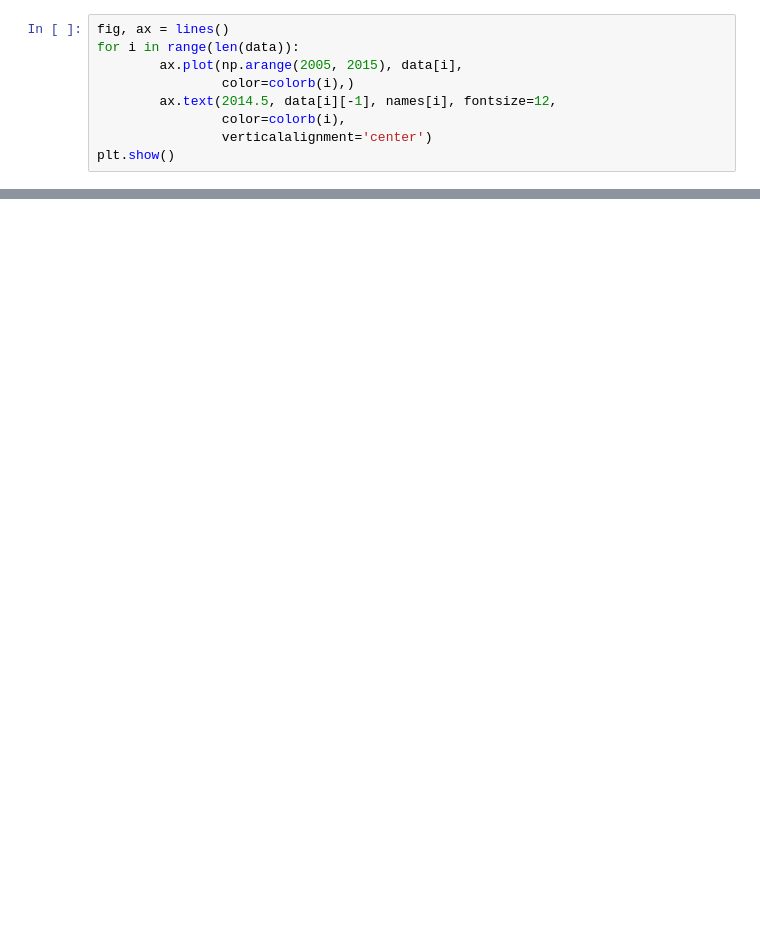
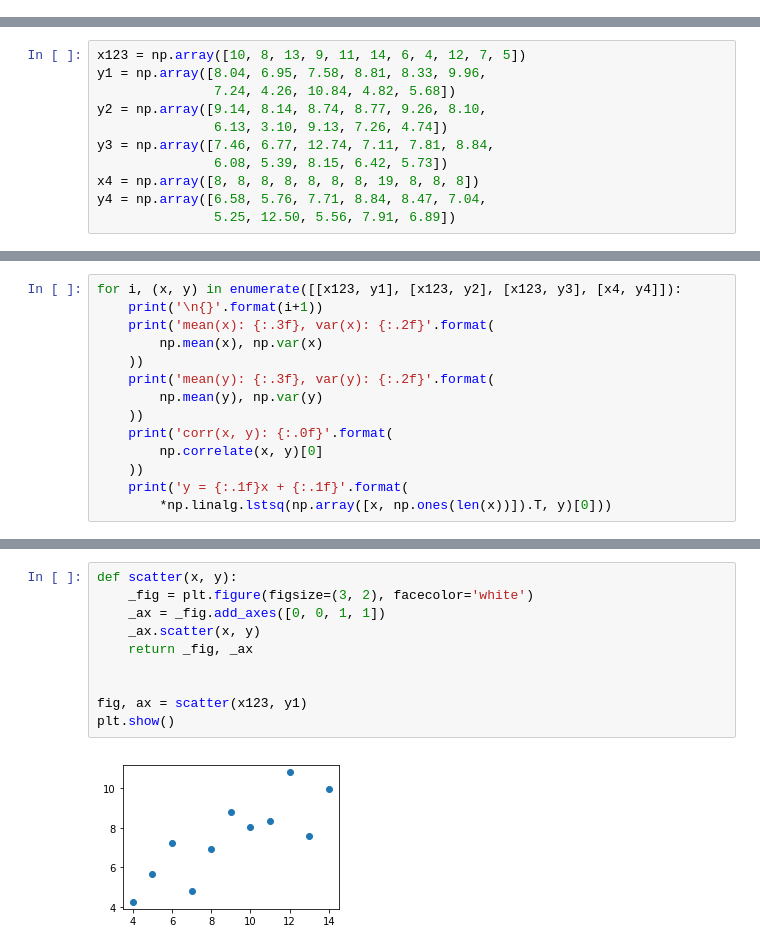
Before and after one commit to njmattes/rdcep-dataviz-bootcamp, a Jupyter notebook: example_graph/shark_attacks.ipynb, the cells around one changed output, grey strips where cells are left out. Drawn from its saved outputs; the diff is of its cells as text; blank space fills up the shorter version.

```diff
--- a/example_graph/shark_attacks.ipynb
+++ b/example_graph/shark_attacks.ipynb
@@ -216,9 +0,0 @@ del names[-1]
-# %%
-fig, ax = lines()
-for i in range(len(data)):
-        ax.plot(np.arange(2005, 2015), data[i],
-                color=colorb(i),)
-        ax.text(2014.5, data[i][-1], names[i], fontsize=12,
-                color=colorb(i),
-                verticalalignment='center')
-plt.show()
@@ -304,0 +38,11 @@ For next class, try the following:
+# %%
+x123 = np.array([10, 8, 13, 9, 11, 14, 6, 4, 12, 7, 5])
+y1 = np.array([8.04, 6.95, 7.58, 8.81, 8.33, 9.96,
+               7.24, 4.26, 10.84, 4.82, 5.68])
+y2 = np.array([9.14, 8.14, 8.74, 8.77, 9.26, 8.10,
+               6.13, 3.10, 9.13, 7.26, 4.74])
+y3 = np.array([7.46, 6.77, 12.74, 7.11, 7.81, 8.84,
+               6.08, 5.39, 8.15, 6.42, 5.73])
+x4 = np.array([8, 8, 8, 8, 8, 8, 8, 19, 8, 8, 8])
+y4 = np.array([6.58, 5.76, 7.71, 8.84, 8.47, 7.04,
+               5.25, 12.50, 5.56, 7.91, 6.89])
@@ -304,0 +51,14 @@ For next class, try the following:
+# %%
+for i, (x, y) in enumerate([[x123, y1], [x123, y2], [x123, y3], [x4, y4]]):
+    print('\n{}'.format(i+1))
+    print('mean(x): {:.3f}, var(x): {:.2f}'.format(
+        np.mean(x), np.var(x)
+    ))
+    print('mean(y): {:.3f}, var(y): {:.2f}'.format(
+        np.mean(y), np.var(y)
+    ))
+    print('corr(x, y): {:.0f}'.format(
+        np.correlate(x, y)[0]
+    ))
+    print('y = {:.1f}x + {:.1f}'.format(
+        *np.linalg.lstsq(np.array([x, np.ones(len(x))]).T, y)[0]))
@@ -304,0 +84,12 @@ For next class, try the following:
+# %%
+def scatter(x, y):
+    _fig = plt.figure(figsize=(3, 2), facecolor='white')
+    _ax = _fig.add_axes([0, 0, 1, 1])
+    _ax.scatter(x, y)
+    return _fig, _ax
+
+
+fig, ax = scatter(x123, y1)
+plt.show()
+# %% [output]
+[figure, added]
```
Also changed, not shown: parts of 45 cells of this notebook, 3 other files.
